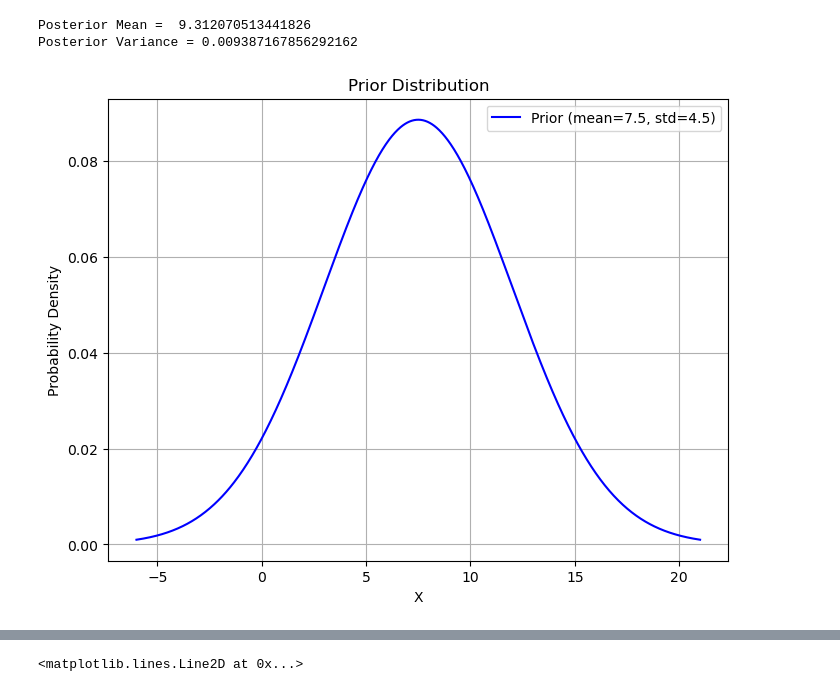
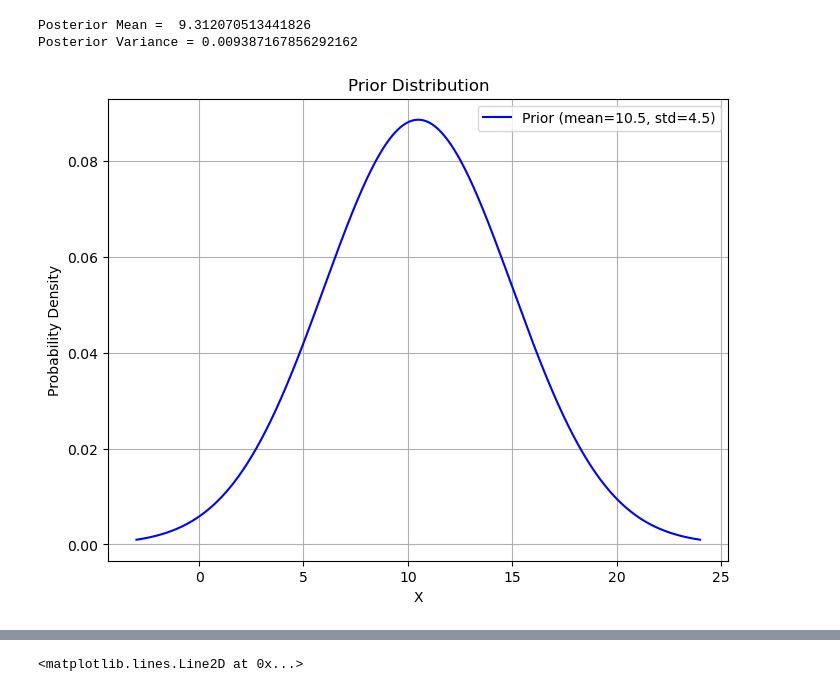
Before and after one commit to nojmaher/Project_1_craters, a Jupyter notebook: model_analysis.ipynb, the cells around one changed output, grey strips where cells are left out. Cells and saved outputs as stored; diff of their text form; code cells hidden in the pictures.

```diff
--- a/model_analysis.ipynb
+++ b/model_analysis.ipynb
@@ -66,25 +66,25 @@ Posterior Mean =  9.312070513441826
 Posterior Variance = 0.009387167856292162
 # %%
 # Plot the prior
-a = 7.5  # Mean of the prior
+a = 10.5  # Mean of the prior
 b = 4.5  # Standard deviation of the prior
 
 # Generate the data to plot
 x = np.linspace(a - 3 * b, a + 3 * b, 1000)
 
 # Calc PDF
 pdf = norm.pdf(x, loc=a, scale=b)
 
 plt.figure(figsize=(8, 6))
 plt.plot(x, pdf, label=f'Prior (mean={a}, std={b})', color='blue')
 plt.title('Prior Distribution')
 plt.xlabel('X')
 plt.ylabel('Probability Density')
 plt.legend()
 plt.grid(True)
 plt.show()
 # %% [output]
-[figure, old version]
+[figure, new version]
 # %%
 #Prior Predictive Check
     # Prior predictive check is to do what I just did above but with different a and b values
```
Also changed, not shown: parts of 1 cell of this notebook, 1 other file.
